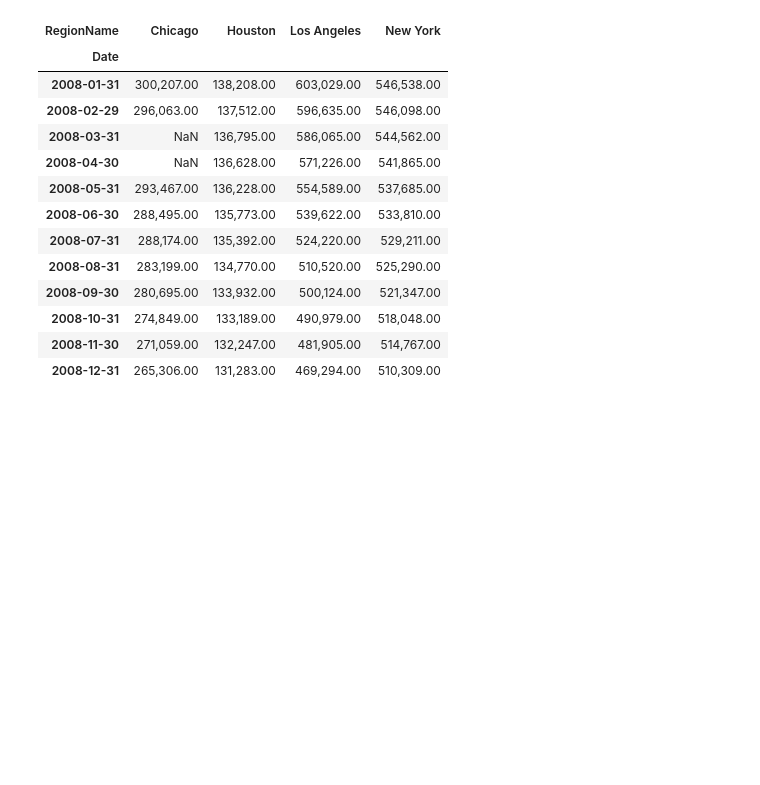
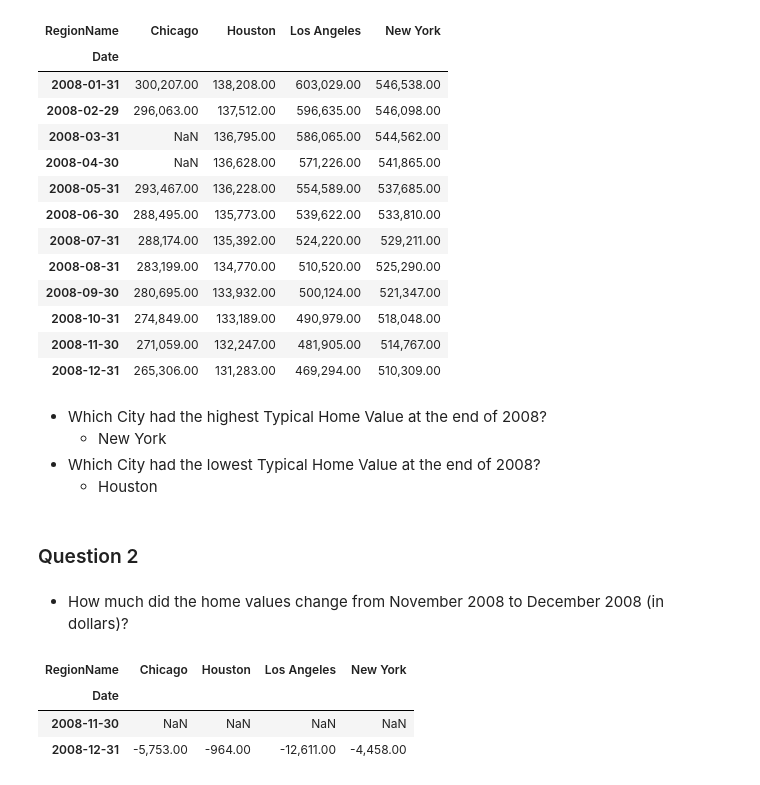
Before and after one commit to Beagan19/-Core--Preparing-Time-Series-from-Wide-Form-Data, a Jupyter notebook: (Core) Preparing Time Series from Wide-Form Data.ipynb, the cells around one changed output. Saved outputs shown, nothing was run; the diff lists cells and outputs as text; code cells hidden in the pictures; blank space fills up the shorter version.

```diff
--- a/(Core) Preparing Time Series from Wide-Form Data.ipynb
+++ b/(Core) Preparing Time Series from Wide-Form Data.ipynb
@@ -247,3 +249,20 @@ home_2008
 | 2008-10-31 | 274,849.00 | 133,189.00 | 490,979.00 | 518,048.00 |
 | 2008-11-30 | 271,059.00 | 132,247.00 | 481,905.00 | 514,767.00 |
 | 2008-12-31 | 265,306.00 | 131,283.00 | 469,294.00 | 510,309.00 |
+# %% [markdown]
+- Which City had the highest Typical Home Value at the end of 2008?
+    - New York
+- Which City had the lowest Typical Home Value at the end of 2008?
+    - Houston
+# %% [markdown]
+### Question 2
+# %% [markdown]
+- How much did the home values change from November 2008 to December 2008 (in dollars)?
+# %%
+ts_diff = ts_unstacked.loc['2008-11': '2008-12'].diff()
+ts_diff
+# %% [output]
+| RegionName | Chicago | Houston | Los Angeles | New York |
+| Date |  |  |  |  |
+| 2008-11-30 | NaN | NaN | NaN | NaN |
+| 2008-12-31 | -5,753.00 | -964.00 | -12,611.00 | -4,458.00 |
```
Also changed, not shown: parts of 3 cells of this notebook.
